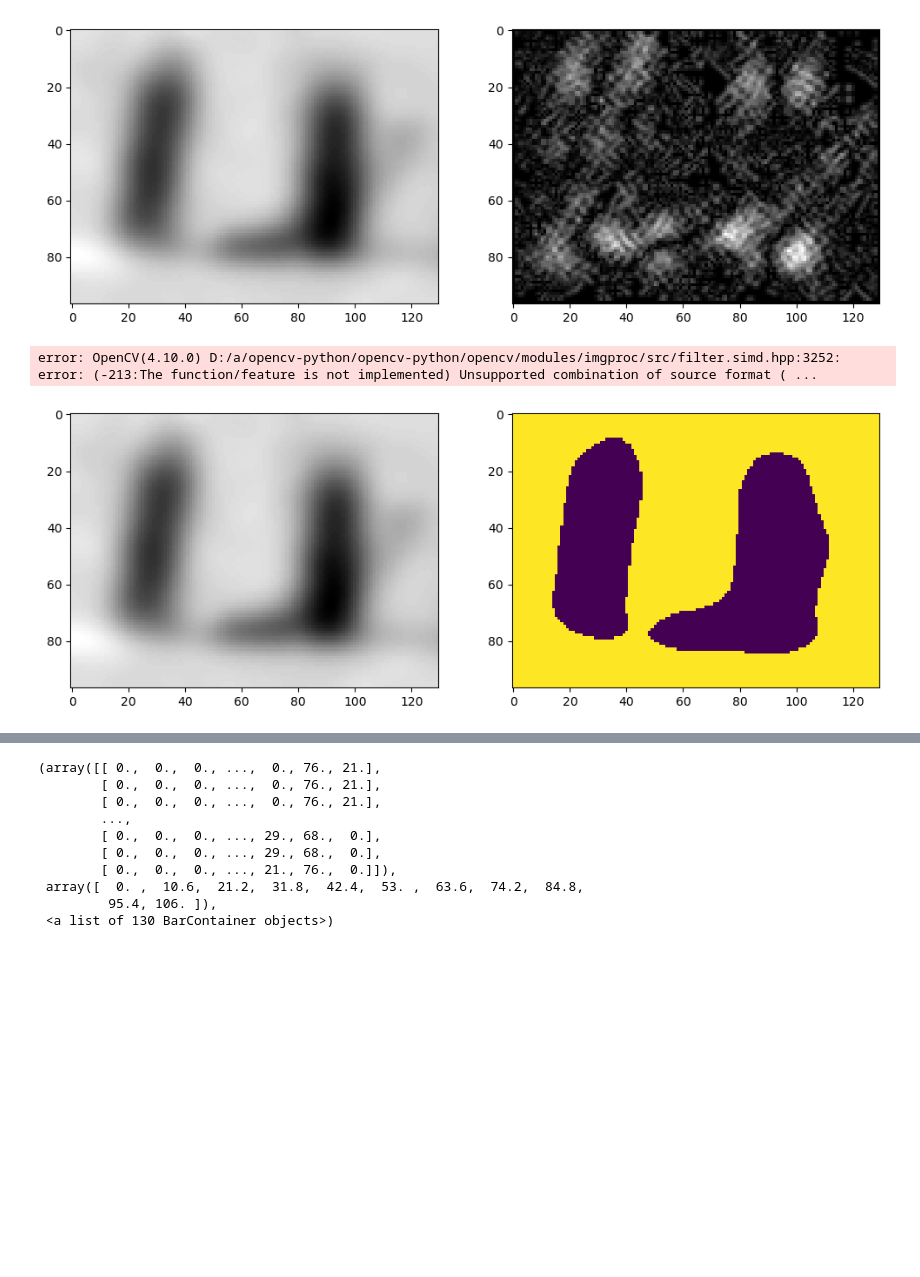
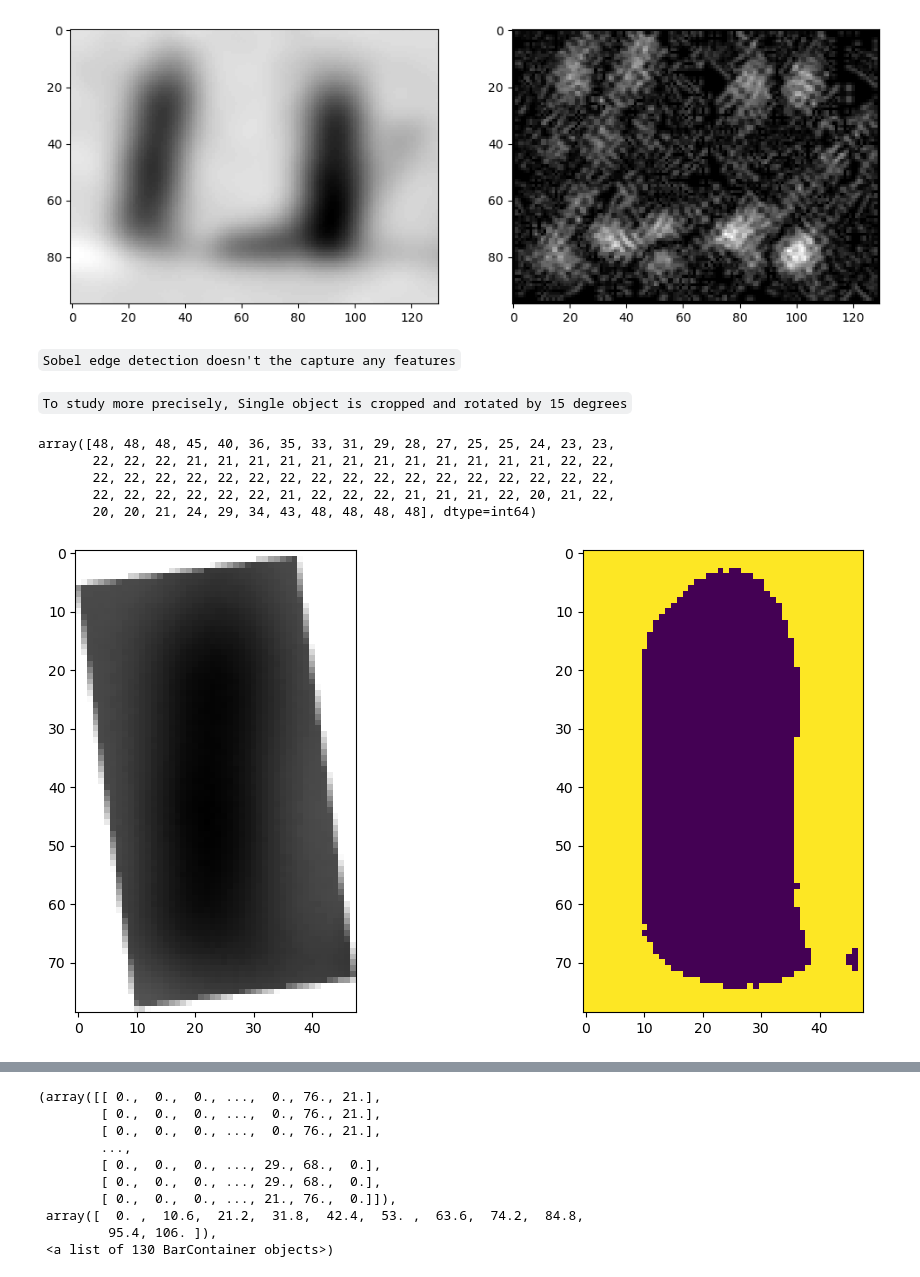
Before and after one commit to muthuganeshece/CVProjects, a Jupyter notebook: XRay/Debluring/Debluring.ipynb, the cells around one changed output, grey strips where cells are left out. Saved outputs shown, nothing was run; the diff lists cells and outputs as text; code cells hidden in the pictures; blank space fills up the shorter version.

```diff
--- a/XRay/Debluring/Debluring.ipynb
+++ b/XRay/Debluring/Debluring.ipynb
@@ -34,6 +50,8 @@ plt.imshow(cv.convertScaleAbs(sobelx), cmap='gray')
 # %% [output]
 <matplotlib.image.AxesImage at 0x...>
 [figure]
+# %% [markdown]
+`Sobel edge detection doesn't the capture any features`
 # %%
 def sidebyside(original, converted):
     plt.figure(figsize=(12,6))
@@ -41,16 +59,21 @@ def sidebyside(original, converted):
     plt.imshow(original, cmap='gray')
     plt.subplot(1,2,2)
     plt.imshow(converted)
-# %%
-laplacian = cv.Laplacian(img[:,:,0],25,cv.CV_64F)
-sidebyside(img[:,:,0], laplacian)
-# %% [output]
-error: OpenCV(4.10.0) D:/a/opencv-python/opencv-python/opencv/modules/imgproc/src/filter.simd.hpp:3252: error: (-213:The function/feature is not implemented) Unsupported combination of source format ( ...
+# %% [markdown]
+`To study more precisely, Single object is cropped and rotated by 15 degrees`
 # %%
+testimg = cv.imread(r"F:\Work\Xray_Data\Blur\Result_6_30fps\rotated1.png")
+img = testimg
 res, thres = cv.threshold(img[:,:,0], 70, 255, cv.THRESH_BINARY)
 sidebyside(img[:,:,0], thres)
+np.count_nonzero(thres, axis=1)
 # %% [output]
+array([48, 48, 48, 45, 40, 36, 35, 33, 31, 29, 28, 27, 25, 25, 24, 23, 23,
+       22, 22, 22, 21, 21, 21, 21, 21, 21, 21, 21, 21, 21, 21, 21, 22, 22,
+       22, 22, 22, 22, 22, 22, 22, 22, 22, 22, 22, 22, 22, 22, 22, 22, 22,
+       22, 22, 22, 22, 22, 22, 21, 22, 22, 22, 21, 21, 21, 22, 20, 21, 22,
+       20, 20, 21, 24, 29, 34, 43, 48, 48, 48, 48], dtype=int64)
-[figure, old version]
+[figure, new version]
 # %%
 res, thres = cv.threshold(img[:,:,0], 55, 255, cv.THRESH_BINARY)
 sidebyside(img[:,:,0], thres)
```
Also changed, not shown: parts of 15 cells of this notebook, 1 other file.
